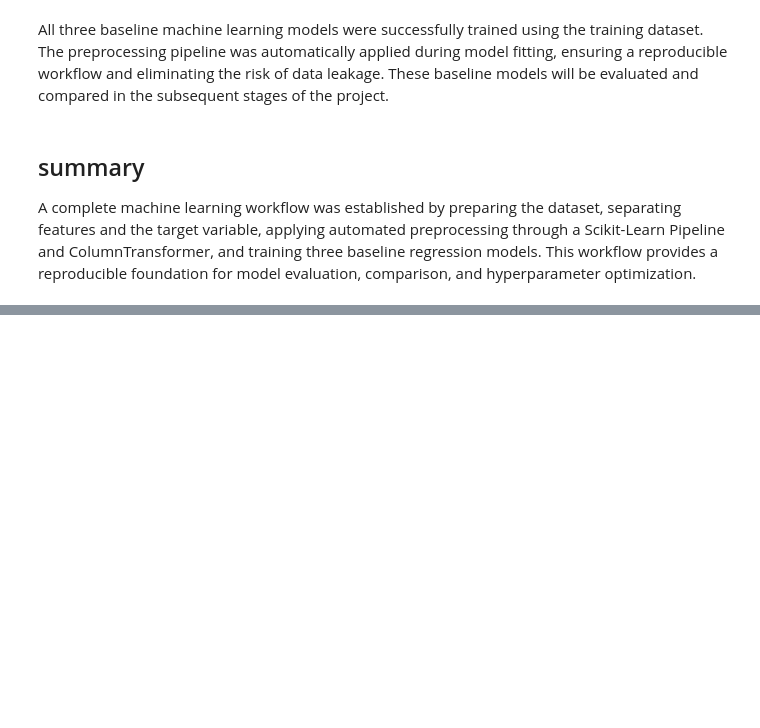
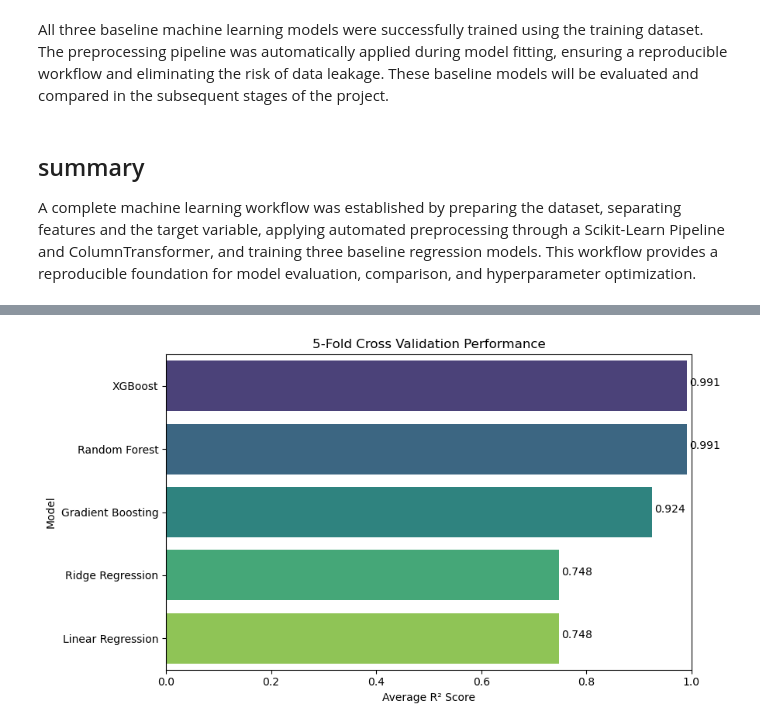
Before and after one commit to nidhi-yadav20799/CropYield-Predictor-Agricultural-Intelligence, a Jupyter notebook: notebooks/01_Data_Preprocessing_EDA.ipynb, the cells around one changed output, grey strips where cells are left out. Drawn from its saved outputs; the diff is of its cells as text; code cells hidden in the pictures; blank space fills up the shorter version.

Commit message:
Add advanced regression models, cross-validation and hyperparameter tuning

```diff
--- a/notebooks/01_Data_Preprocessing_EDA.ipynb
+++ b/notebooks/01_Data_Preprocessing_EDA.ipynb
@@ -1305,0 +1465,16 @@ A complete machine learning workflow was established by preparing the dataset, s
+# %%
+# Convert results into a DataFrame
+
+cv_df = (
+    pd.DataFrame(
+        cv_results.items(),
+        columns=["Model", "Average R2 Score"]
+    )
+    .sort_values(
+        by="Average R2 Score",
+        ascending=False
+    )
+    .reset_index(drop=True)
+)
+
+cv_df
@@ -1305,0 +1488,33 @@ A complete machine learning workflow was established by preparing the dataset, s
+# %%
+# Visualize model performance
+
+plt.figure(figsize=(9,5))
+
+sns.barplot(
+    data=cv_df,
+    x="Average R2 Score",
+    y="Model",
+    hue="Model",
+    palette="viridis",
+    legend=False
+)
+plt.title("5-Fold Cross Validation Performance")
+plt.xlabel("Average R² Score")
+plt.ylabel("Model")
+
+plt.xlim(0,1)
+
+for index, value in enumerate(cv_df["Average R2 Score"]):
+    plt.text(value+0.005, index, f"{value:.3f}")
+
+plt.tight_layout()
+
+plt.savefig(
+    "../images/model_comparison_cv.png",
+    dpi=300,
+    bbox_inches="tight"
+)
+
+plt.show()
+# %% [output]
+[figure, added]
```
Also changed, not shown: parts of 28 cells of this notebook, 5 other files.
